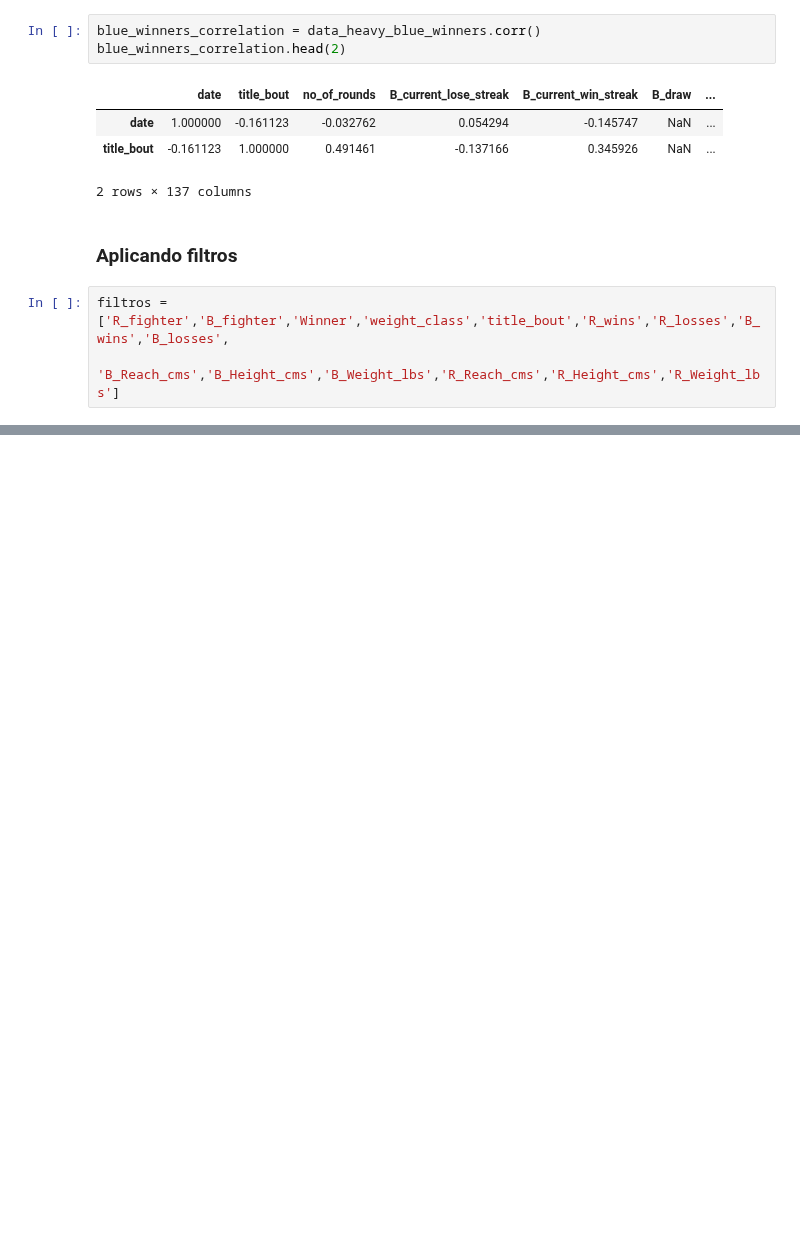
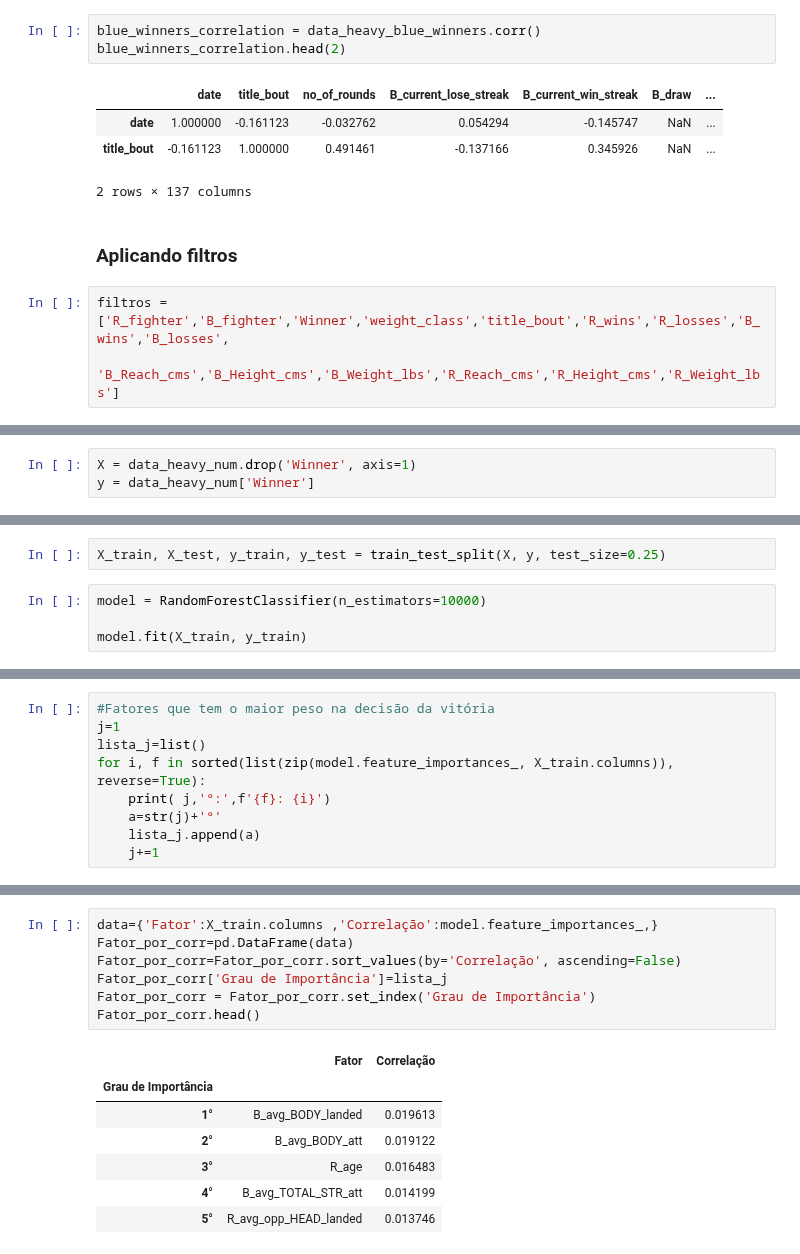
Before and after one commit to VergaraC/Dados_P3, a Jupyter notebook: Projeto3_Sujo/Sujo_Edgard/Projeto3_Sujo_Edgard.ipynb, the cells around one changed output, grey strips where cells are left out. Saved outputs shown, nothing was run; the diff lists cells and outputs as text; blank space fills up the shorter version.

```diff
--- a/Projeto3_Sujo/Sujo_Edgard/Projeto3_Sujo_Edgard.ipynb
+++ b/Projeto3_Sujo/Sujo_Edgard/Projeto3_Sujo_Edgard.ipynb
@@ -151,0 +148,3 @@ TypeError: unsupported operand type(s) for /: 'str' and 'int'
+# %%
+X = data_heavy_num.drop('Winner', axis=1)
+y = data_heavy_num['Winner']
@@ -151,0 +153,6 @@ TypeError: unsupported operand type(s) for /: 'str' and 'int'
+# %%
+X_train, X_test, y_train, y_test = train_test_split(X, y, test_size=0.25)
+# %%
+model = RandomForestClassifier(n_estimators=10000)
+
+model.fit(X_train, y_train)
@@ -151,0 +167,9 @@ TypeError: unsupported operand type(s) for /: 'str' and 'int'
+# %%
+#Fatores que tem o maior peso na decisão da vitória
+j=1
+lista_j=list()
+for i, f in sorted(list(zip(model.feature_importances_, X_train.columns)), reverse=True):
+    print( j,'°:',f'{f}: {i}')
+    a=str(j)+'°'
+    lista_j.append(a)
+    j+=1
@@ -151,0 +194,15 @@ TypeError: unsupported operand type(s) for /: 'str' and 'int'
+# %%
+data={'Fator':X_train.columns ,'Correlação':model.feature_importances_,}
+Fator_por_corr=pd.DataFrame(data)
+Fator_por_corr=Fator_por_corr.sort_values(by='Correlação', ascending=False)
+Fator_por_corr['Grau de Importância']=lista_j
+Fator_por_corr = Fator_por_corr.set_index('Grau de Importância')
+Fator_por_corr.head()
+# %% [output]
+|  | Fator | Correlação |
+| Grau de Importância |  |  |
+| 1° | B_avg_BODY_landed | 0.019613 |
+| 2° | B_avg_BODY_att | 0.019122 |
+| 3° | R_age | 0.016483 |
+| 4° | B_avg_TOTAL_STR_att | 0.014199 |
+| 5° | R_avg_opp_HEAD_landed | 0.013746 |
```
Also changed, not shown: parts of 18 cells of this notebook.
